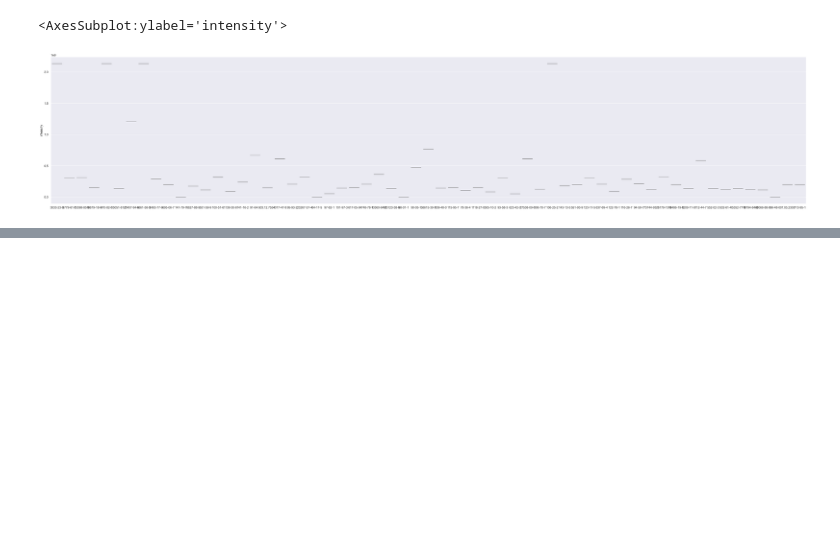
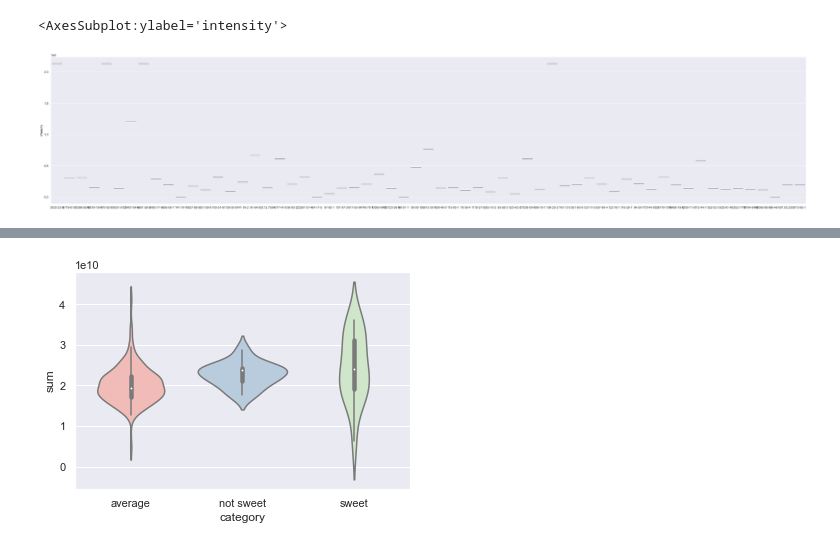
Before and after one commit to rengesf/flavorpred, a Jupyter notebook: cas_flavor_correlation.ipynb, the cells around one changed output, grey strips where cells are left out. Cells and saved outputs as stored; diff of their text form; code cells hidden in the pictures; blank space fills up the shorter version.

Commit message:
new violin plots to see correlations between ms data and cas from flavornet

```diff
--- a/cas_flavor_correlation.ipynb
+++ b/cas_flavor_correlation.ipynb
@@ -131,5 +131,8 @@ violin_df
 | 000929 | 1.476134e+08 | 1.146926e+09 | 8.422660e+07 | 9.633448e+07 | 1.642505e+08 | 1.642505e+08 | 5.421180e+08 | 1.476134e+08 | 1.476134e+08 | ... |
 | 000930 | 1.545757e+08 | 9.914653e+08 | 1.114182e+08 | 1.211984e+08 | 3.054267e+08 | 3.054267e+08 | 8.536099e+08 | 1.545757e+08 | 1.545757e+08 | ... |
 197 rows × 733 columns
+# %%
+sweet_cas_violin_df = pd.DataFrame.copy(violin_df[sweet_descriptors_CAS] )
+sweet_cas_violin_df['category'] = pd.DataFrame.copy(violin_df['category'])
 # %%
-sweet_cas_violin_df = violin_df[sweet_descriptors_CAS]
+sweet_cas_violin_df
@@ -236,0 +276,2 @@ sns.violinplot(x=only_sweet_CAS_one_sample.index,y="intensity" , data=only_sweet
+# %%
+sweet_cas_violin_df["sum"]= sweet_cas_violin_df.apply(lambda row:row[0:-1].sum(), axis=1)
@@ -236,0 +295,6 @@ sns.violinplot(x=only_sweet_CAS_one_sample.index,y="intensity" , data=only_sweet
+# %%
+# looking at all cas number which were categories as sweet over all samples
+sns.violinplot(x='category', y='sum', data=sweet_cas_violin_df, palette="Pastel1")
+plt.show()
+# %% [output]
+[figure, added]
```
Also changed, not shown: parts of 7 cells of this notebook.
